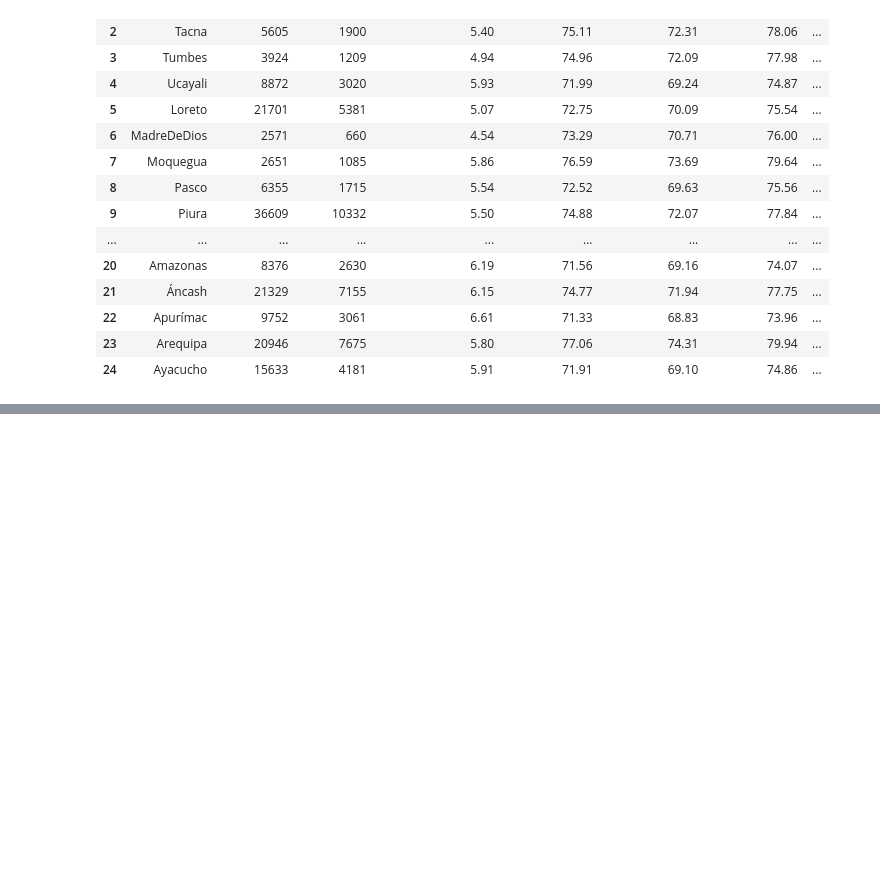
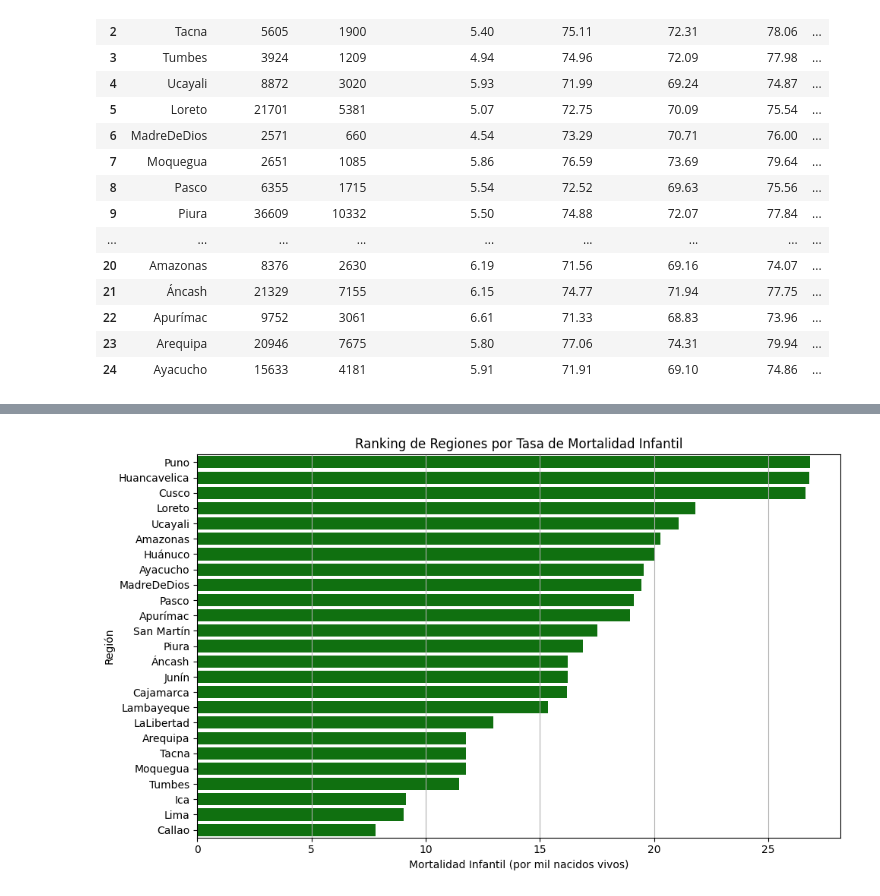
Before and after one commit to JorgePeje/test-python-utec, a Jupyter notebook: Programacion-Python-Utec/modulo2_estructurasdatossecuenciales/TAREA/JORGE_PEJE.ipynb, the cells around one changed output, grey strips where cells are left out. Drawn from its saved outputs; the diff is of its cells as text; code cells hidden in the pictures; blank space fills up the shorter version.

```diff
--- a/Programacion-Python-Utec/modulo2_estructurasdatossecuenciales/TAREA/JORGE_PEJE.ipynb
+++ b/Programacion-Python-Utec/modulo2_estructurasdatossecuenciales/TAREA/JORGE_PEJE.ipynb
@@ -117,0 +210,15 @@ df
+# %%
+# 2. Ranking de regiones por Mortalidad Infantil
+df_mortalidad_infantil = df[['Indicadores', 'TasaMortalidadInfantilxMilNacidos']].sort_values(
+    by='TasaMortalidadInfantilxMilNacidos', ascending=False)
+
+plt.figure(figsize=(10, 6))
+sns.barplot(data=df_mortalidad_infantil, x='TasaMortalidadInfantilxMilNacidos', y='Indicadores', color='green')
+plt.title('Ranking de Regiones por Tasa de Mortalidad Infantil')
+plt.xlabel('Mortalidad Infantil (por mil nacidos vivos)')
+plt.ylabel('Región')
+plt.grid(axis='x')
+plt.tight_layout()
+plt.show()
+# %% [output]
+[figure, added]
```
Also changed, not shown: parts of 9 cells of this notebook.
